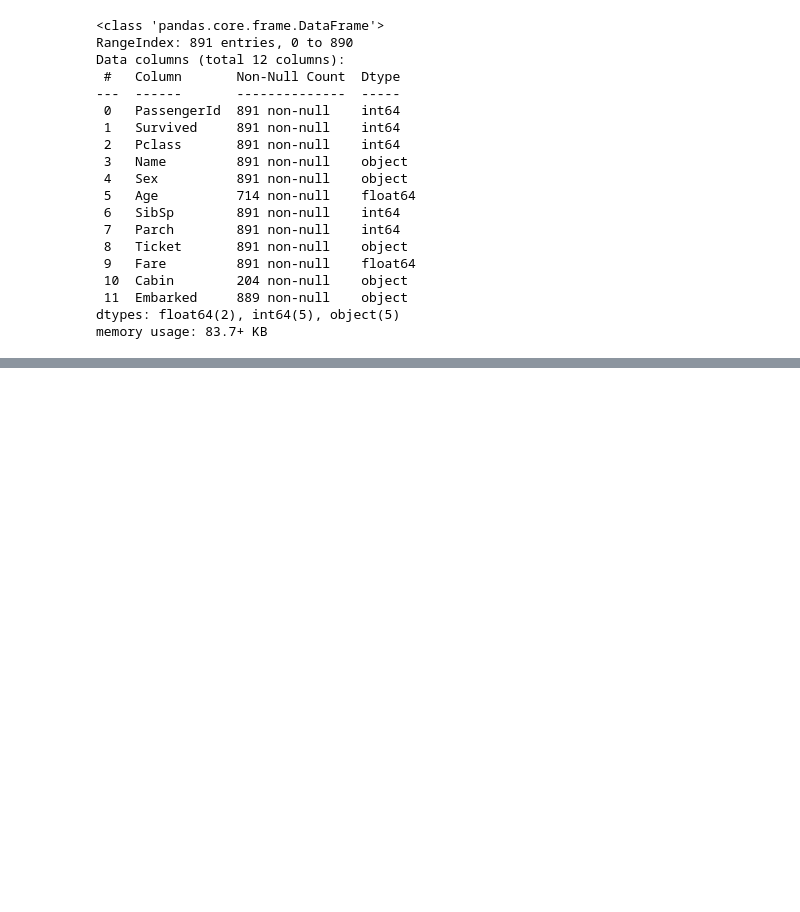
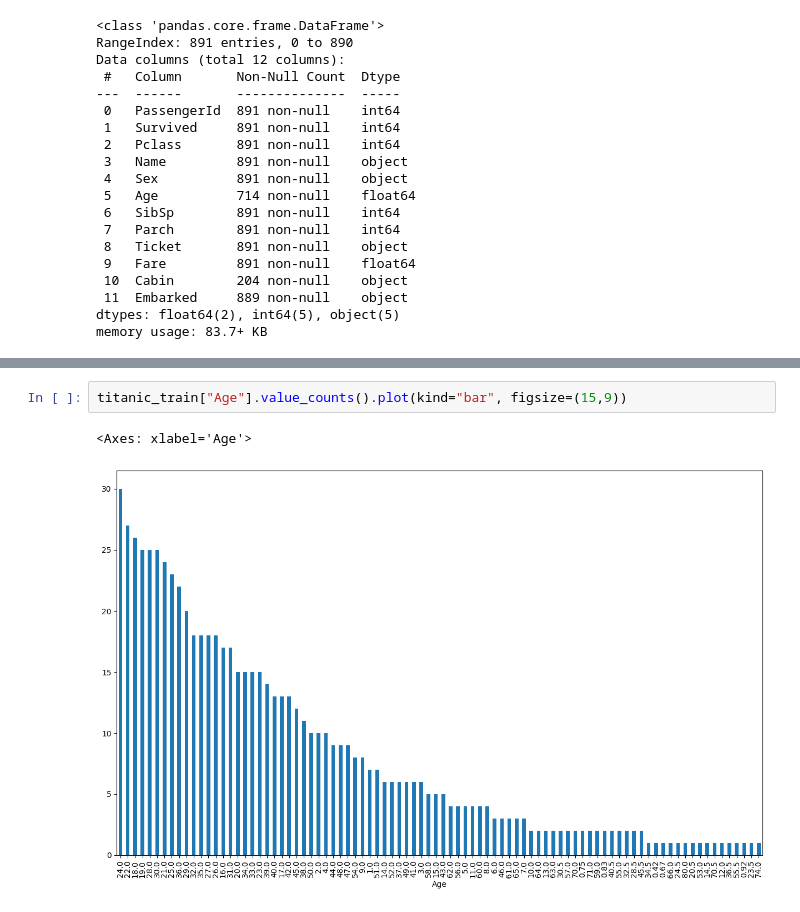
Before and after one commit to abhimanyudalal1/hands-on-ML, a Jupyter notebook: titanic_end2end.ipynb, the cells around one changed output, grey strips where cells are left out. Saved outputs shown, nothing was run; the diff lists cells and outputs as text; blank space fills up the shorter version.

```diff
--- a/titanic_end2end.ipynb
+++ b/titanic_end2end.ipynb
@@ -69,0 +82,5 @@ memory usage: 83.7+ KB
+# %%
+titanic_train["Age"].value_counts().plot(kind="bar", figsize=(15,9))
+# %% [output]
+<Axes: xlabel='Age'>
+[figure, added]
```
Also changed, not shown: parts of 1 cell of this notebook, 2 other files.
